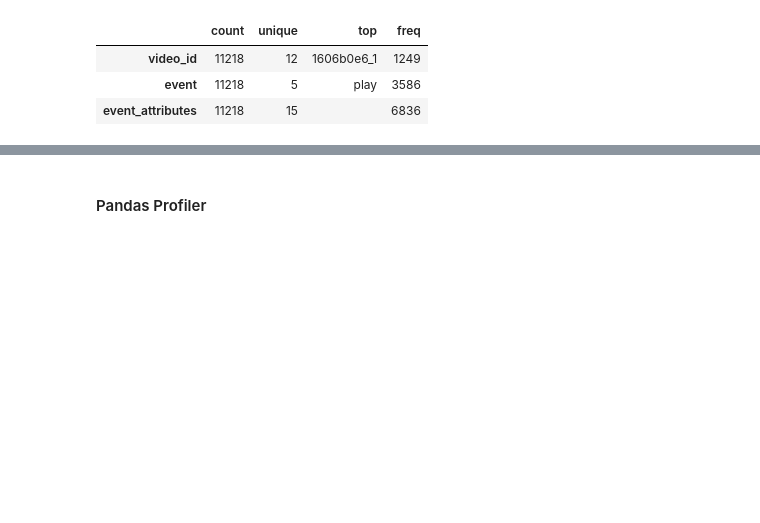
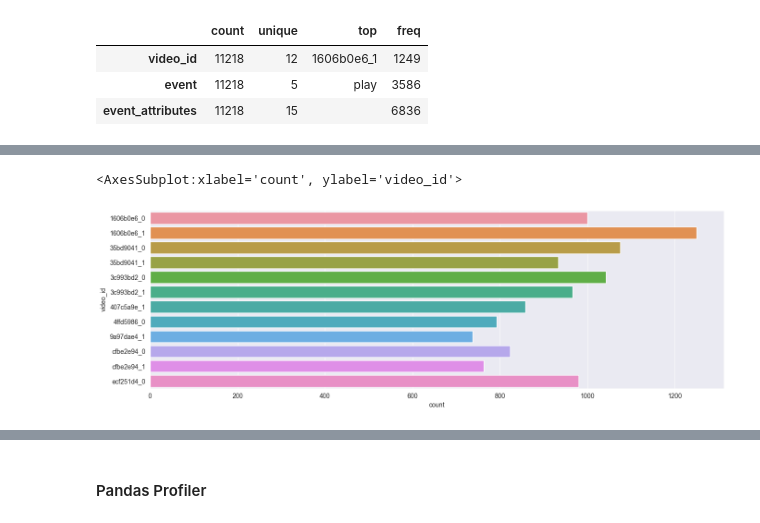
Before and after one commit to Mar19845/detection_passes_football, a Jupyter notebook: EDA proyect.ipynb, the cells around one changed output, grey strips where cells are left out. Drawn from its saved outputs; the diff is of its cells as text; code cells hidden in the pictures; blank space fills up the shorter version.

```diff
--- a/EDA proyect.ipynb
+++ b/EDA proyect.ipynb
@@ -50,0 +71,6 @@ train.describe(include=['O']).transpose()
+# %%
+plt.figure(figsize=(16, 5))
+sn.countplot(data=train, y="video_id")
+# %% [output]
+<AxesSubplot:xlabel='count', ylabel='video_id'>
+[figure, added]
```
Also changed, not shown: parts of 15 cells of this notebook.
